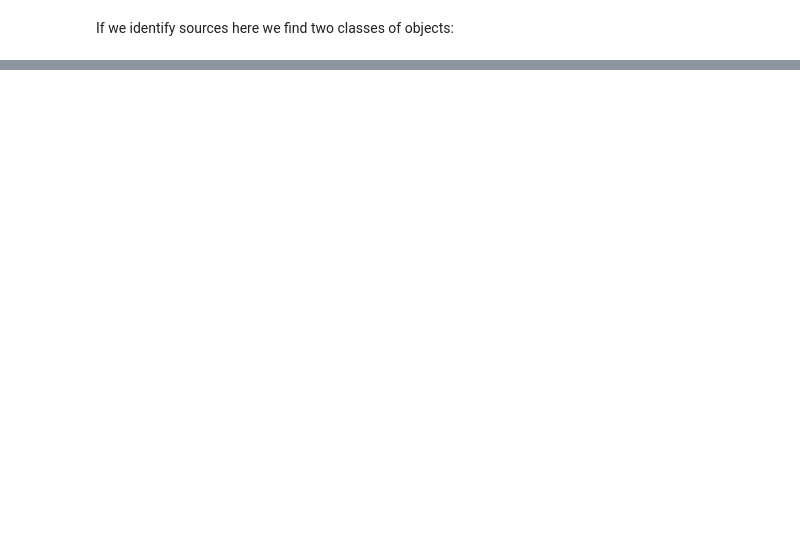
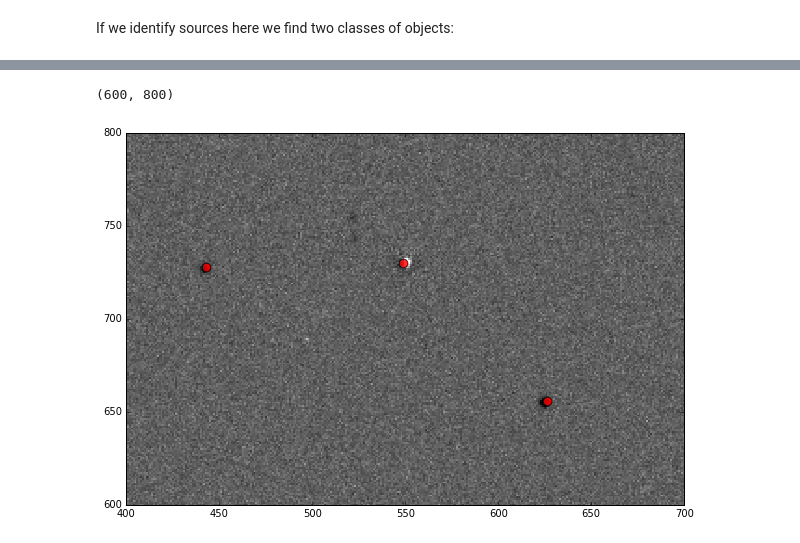
Before and after one commit to BrunoSanchez/presentaciones, a Jupyter notebook: FOF2017/slides/slidesFOF2017.ipynb, the cells around one changed output, grey strips where cells are left out. Saved outputs shown, nothing was run; the diff lists cells and outputs as text; code cells hidden in the pictures; blank space fills up the shorter version.

```diff
--- a/FOF2017/slides/slidesFOF2017.ipynb
+++ b/FOF2017/slides/slidesFOF2017.ipynb
@@ -152,0 +166,12 @@ Reals
+# %%
+cat_beta = ascii.read('./plots/img00175/cat_beta', format='sextractor')
+cat_nobeta = ascii.read('./plots/img00175/cat_nobeta', format='sextractor')
+# %%
+plt.figure(figsize=(10, 11))
+plt.imshow(np.log10(fits.getdata('./plots/img00175/new_diff_nobeta.fits')+10.), vmin=0.5,  vmax=1.3, interpolation='none', cmap='gray_r')
+plt.scatter(cat_beta['X_IMAGE'], cat_beta['Y_IMAGE'], c='red', s=300, marker='.', alpha=0.8)
+plt.xlim(400, 700)
+plt.ylim(600, 800)
+# %% [output]
+(600, 800)
+[figure, added]
```
Also changed, not shown: parts of 6 cells of this notebook, 4 other files.
